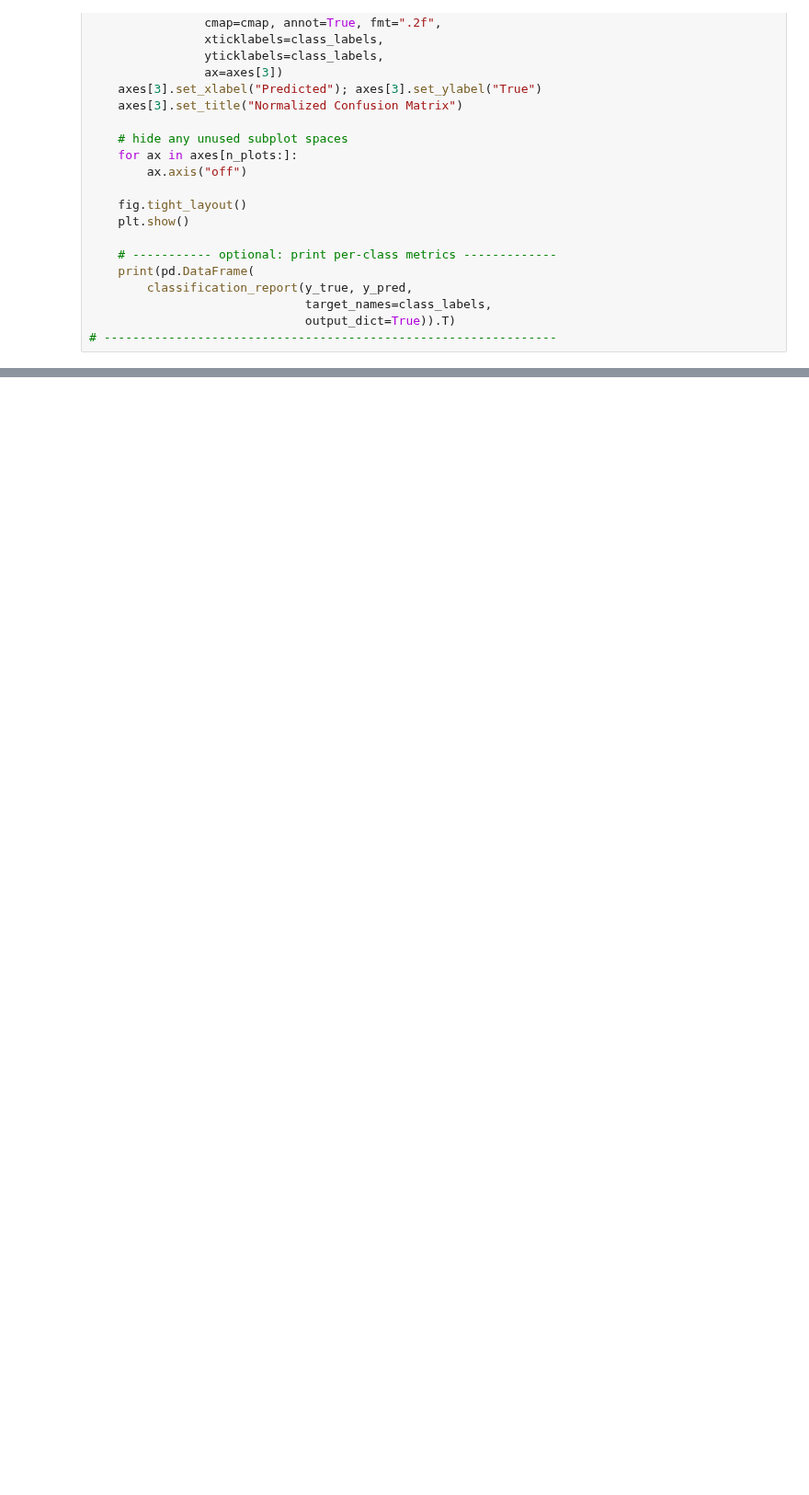
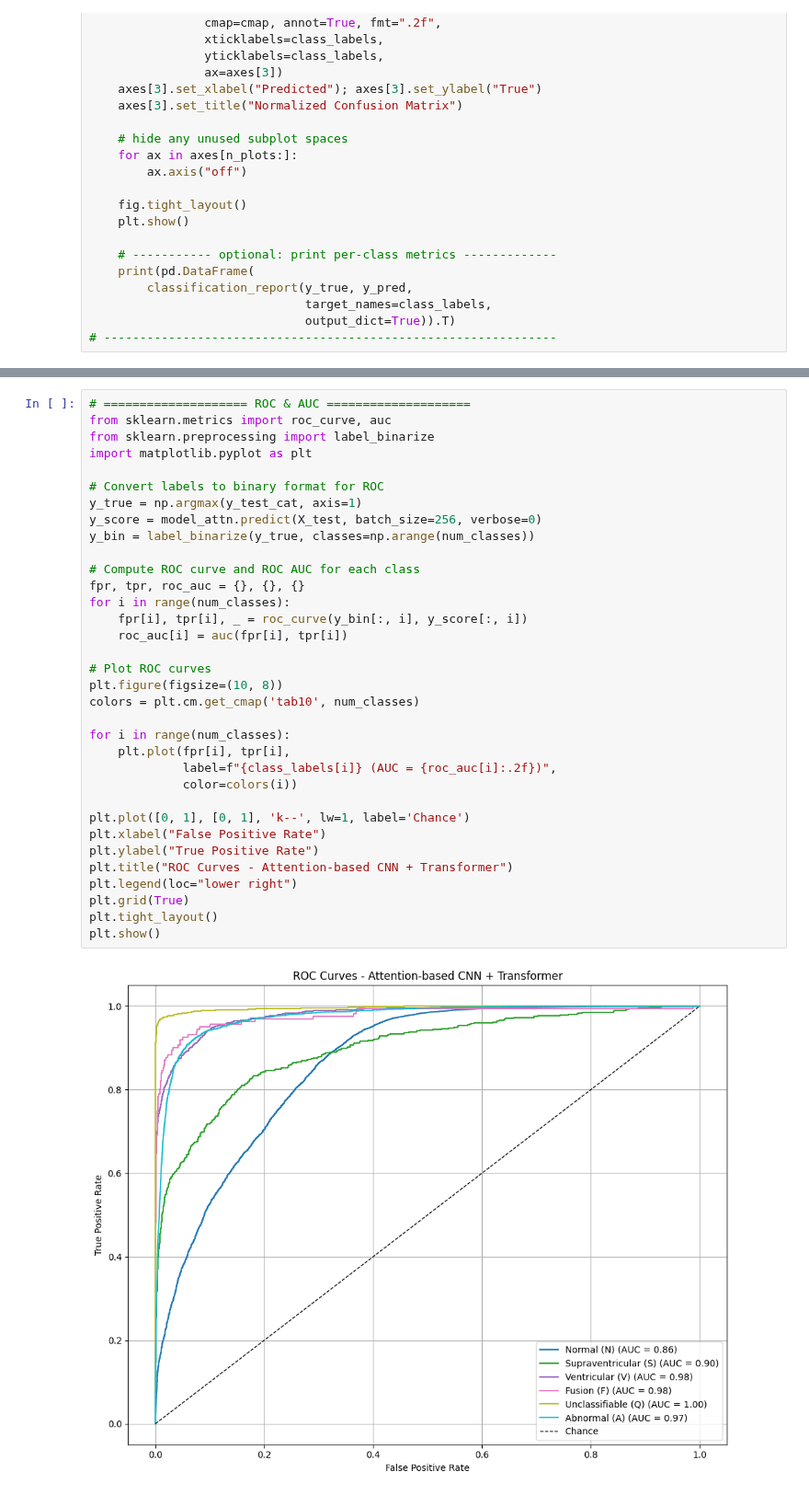
Before and after one commit to arilui/EKGenie, a Jupyter notebook: cnn_attention.ipynb, the cells around one changed output, grey strips where cells are left out. Shown at 92% size. Cells and saved outputs as stored; diff of their text form; blank space fills up the shorter version.

```diff
--- a/cnn_attention.ipynb
+++ b/cnn_attention.ipynb
@@ -307,0 +308,36 @@ weighted avg           0.919325  0.902875  0.908161  24803.000000
+# %%
+# ==================== ROC & AUC ====================
+from sklearn.metrics import roc_curve, auc
+from sklearn.preprocessing import label_binarize
+import matplotlib.pyplot as plt
+
+# Convert labels to binary format for ROC
+y_true = np.argmax(y_test_cat, axis=1)
+y_score = model_attn.predict(X_test, batch_size=256, verbose=0)
+y_bin = label_binarize(y_true, classes=np.arange(num_classes))
+
+# Compute ROC curve and ROC AUC for each class
+fpr, tpr, roc_auc = {}, {}, {}
+for i in range(num_classes):
+    fpr[i], tpr[i], _ = roc_curve(y_bin[:, i], y_score[:, i])
+    roc_auc[i] = auc(fpr[i], tpr[i])
+
+# Plot ROC curves
+plt.figure(figsize=(10, 8))
+colors = plt.cm.get_cmap('tab10', num_classes)
+
+for i in range(num_classes):
+    plt.plot(fpr[i], tpr[i],
+             label=f"{class_labels[i]} (AUC = {roc_auc[i]:.2f})",
+             color=colors(i))
+
+plt.plot([0, 1], [0, 1], 'k--', lw=1, label='Chance')
+plt.xlabel("False Positive Rate")
+plt.ylabel("True Positive Rate")
+plt.title("ROC Curves - Attention-based CNN + Transformer")
+plt.legend(loc="lower right")
+plt.grid(True)
+plt.tight_layout()
+plt.show()
+# %% [output]
+[figure, added]
```
Also changed, not shown: parts of 3 cells of this notebook, 5 other files.
